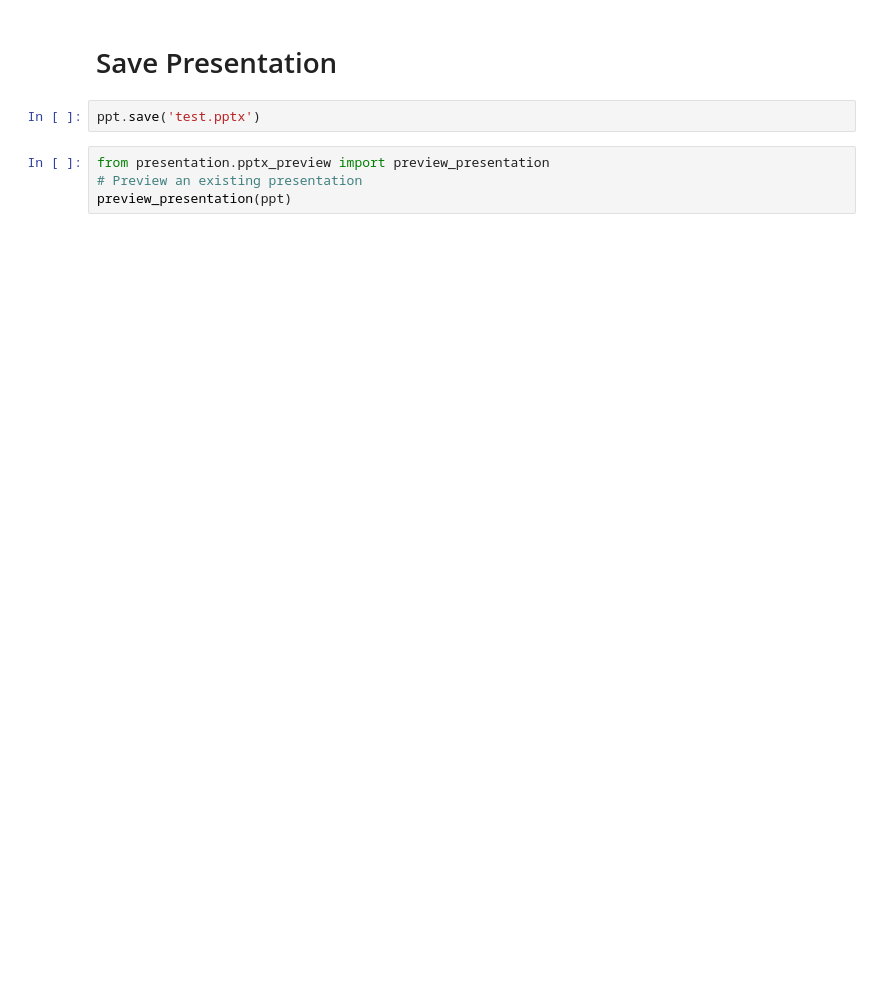
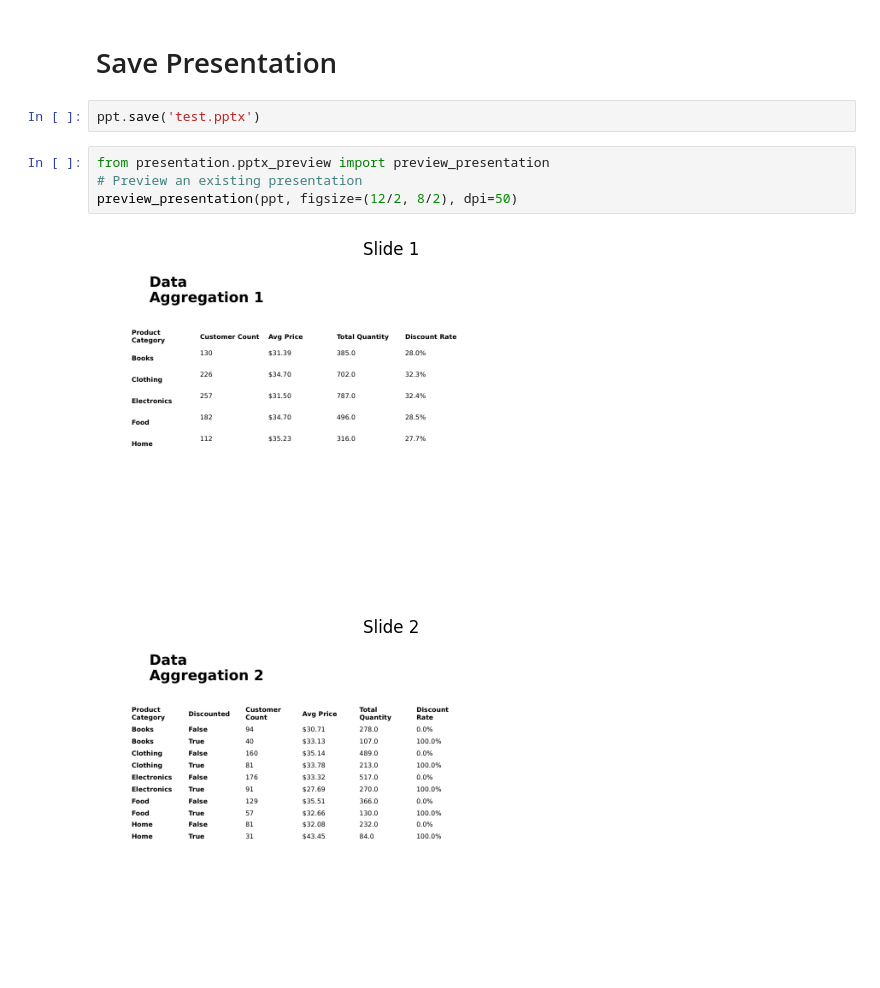
Before and after one commit to toddbenanzer/work_utils2, a Jupyter notebook: notebooks/presentation/example_01_simple_slides.ipynb, the cells around one changed output. Drawn from its saved outputs; the diff is of its cells as text; blank space fills up the shorter version.

```diff
--- a/notebooks/presentation/example_01_simple_slides.ipynb
+++ b/notebooks/presentation/example_01_simple_slides.ipynb
@@ -96,4 +147,7 @@ ppt.save('test.pptx')
 # %%
 from presentation.pptx_preview import preview_presentation
 # Preview an existing presentation
-preview_presentation(ppt)
+preview_presentation(ppt, figsize=(12/2, 8/2), dpi=50)
+# %% [output]
+[figure, added]
+[figure, added]
```
Also changed, not shown: parts of 6 cells of this notebook, 2 other files.
